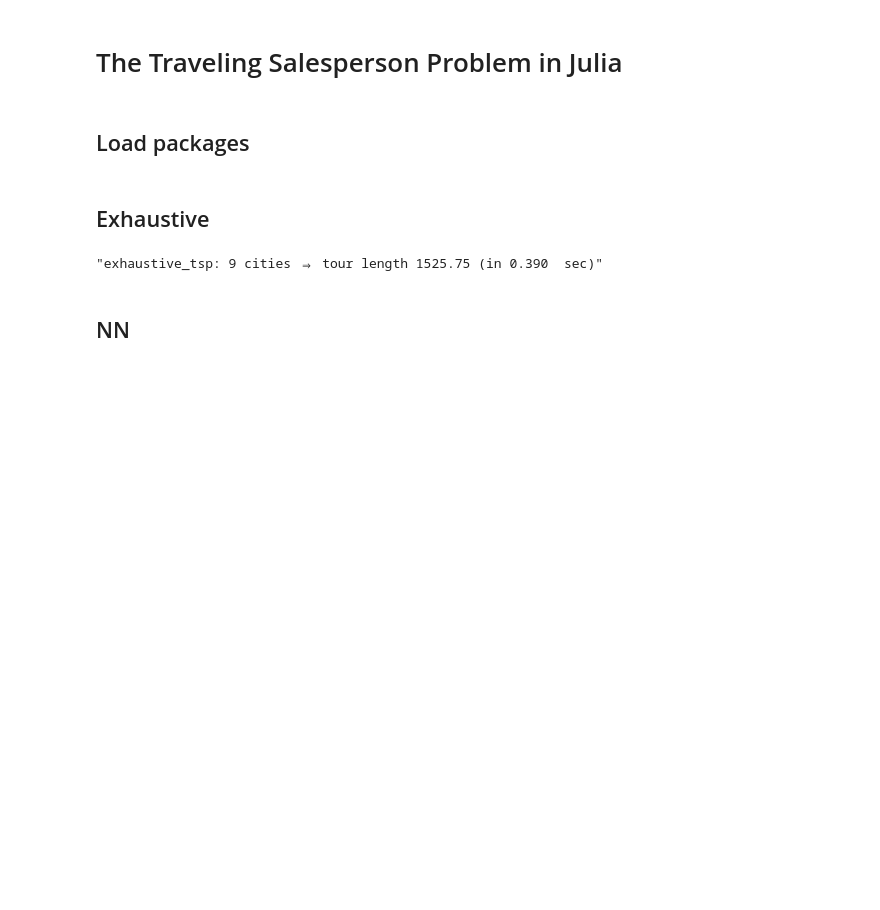
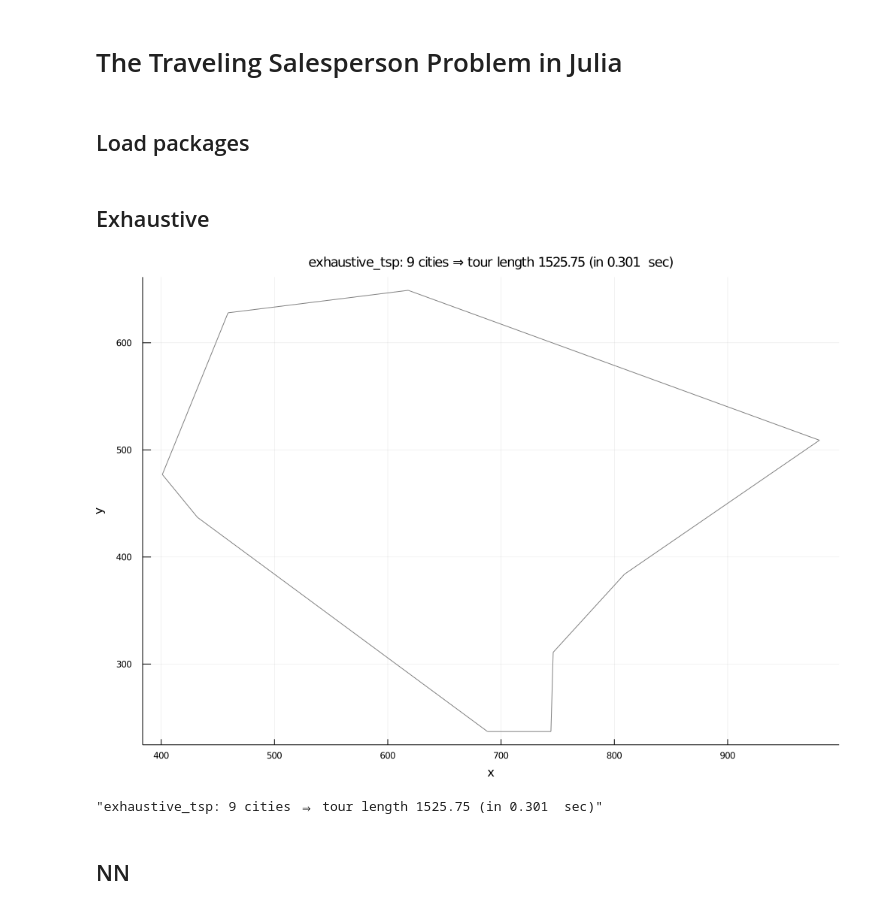
Before and after one commit to maximilian-heeg/jltudes, a Jupyter notebook: TSP/TSP.ipynb, the cells around one changed output. Saved outputs shown, nothing was run; the diff lists cells and outputs as text; code cells hidden in the pictures; blank space fills up the shorter version.

```diff
--- a/TSP/TSP.ipynb
+++ b/TSP/TSP.ipynb
@@ -41,40 +41,41 @@ end
 
 
 function plot_tour(tour)
-    p = plot(size = (1000,700))
+    p = plot(size = (1000,700), fmt = :png)
 #    p = plot(tour[3:length(tour)], seriestype=:scatter, label = "")
 #    plot!(p, tour[[1]], seriestype=:scatter, label="", color="red")
 #    plot!(p, tour[[2]], seriestype=:scatter, label="", color="green")
 
     for i in 1:length(tour)
         plot!(p, tour[[i, mod1(i+1, length(tour))]], label = "",
                 color="grey")
     end
 
     xlabel!(p, "x")
     ylabel!(p, "y")
     return p
 end
 
 function do_algorithm(algorithm, cities; kwargs...)
     time = @elapsed tour = algorithm(cities; kwargs...)
     plot = plot_tour(tour)
 
     text = @sprintf("%s: %i cities ⇒ tour length %.2f (in %.3f  sec)",
             nameof(algorithm),
             length(tour),
             tour_length(tour),
             time)
 
     title!(plot, text, titlefontsize=12)
 
     display(plot)
     return text
 end
 
 do_algorithm(exhaustive_tsp, cities(9))
 # %% [output]
+[figure, added]
-"exhaustive_tsp: 9 cities ⇒ tour length 1525.75 (in 0.390  sec)"
+"exhaustive_tsp: 9 cities ⇒ tour length 1525.75 (in 0.301  sec)"
 # %% [markdown]
 ## NN
 # %%
```
Also changed, not shown: parts of 18 cells of this notebook.
